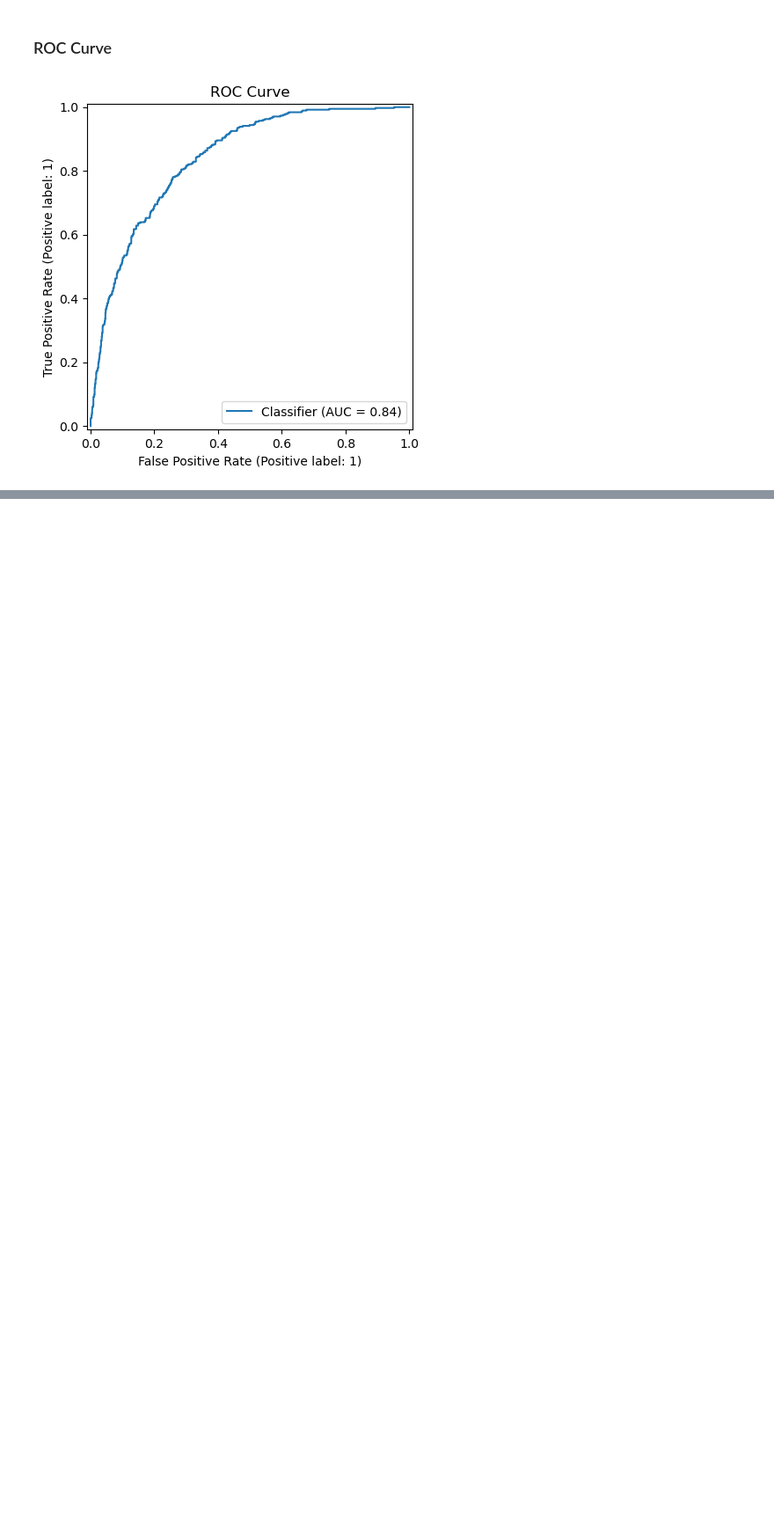
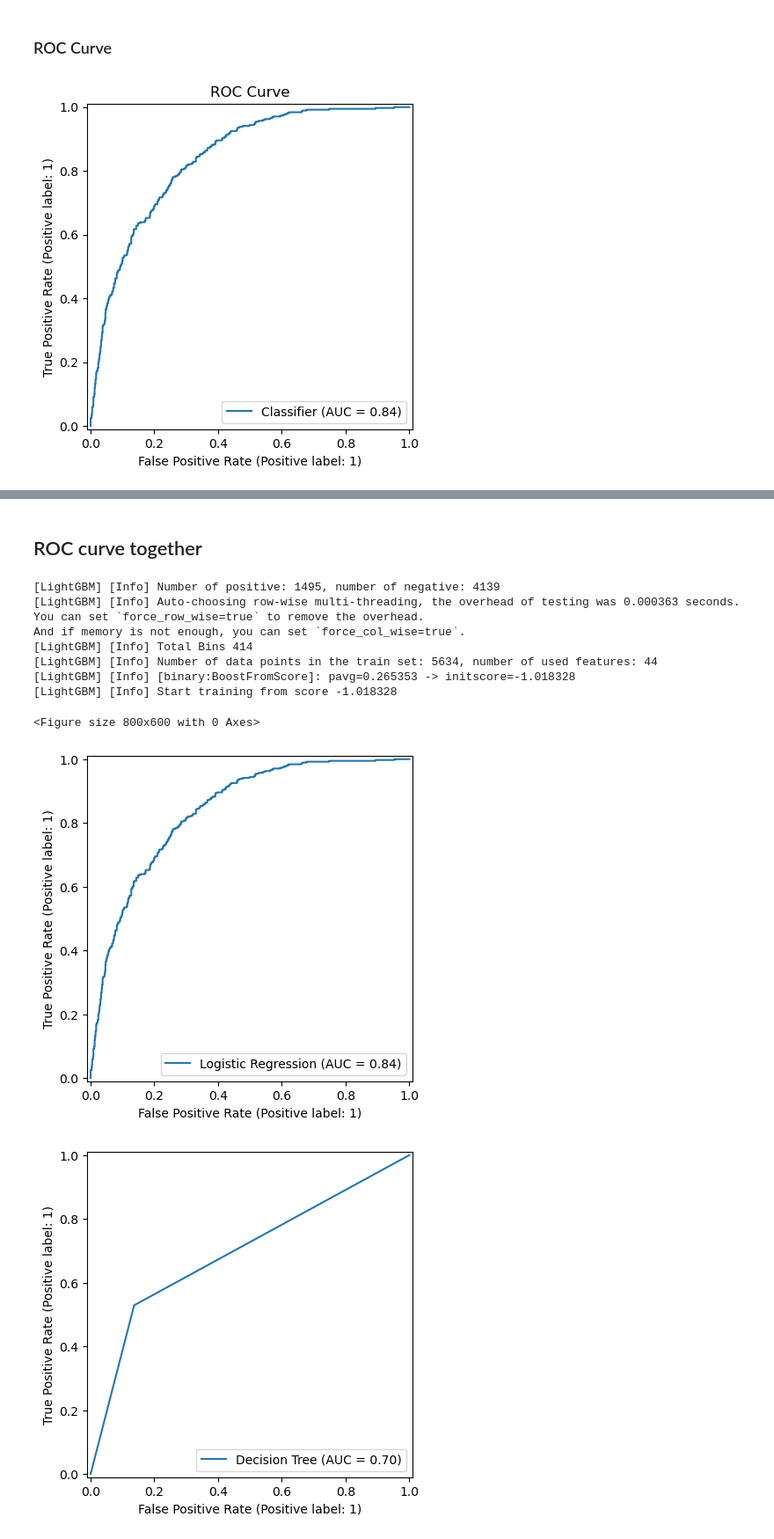
Before and after one commit to Mansivarshney10/Customer-churn-prediction, a Jupyter notebook: notebooks/03_Modeling.ipynb, the cells around one changed output, grey strips where cells are left out. Shown at 88% size. Saved outputs shown, nothing was run; the diff lists cells and outputs as text; code cells hidden in the pictures; blank space fills up the shorter version.

```diff
--- a/notebooks/03_Modeling.ipynb
+++ b/notebooks/03_Modeling.ipynb
@@ -239,0 +348,35 @@ plt.show()
+# %% [markdown]
+## ROC curve together
+# %%
+plt.figure(figsize=(8,6))
+
+for model_name, classifier in models.items():
+
+    pipeline = Pipeline([
+        ("preprocessor", preprocessor),
+        ("classifier", classifier)
+    ])
+
+    pipeline.fit(X_train, y_train)
+
+    RocCurveDisplay.from_estimator(
+        pipeline,
+        X_test,
+        y_test,
+        name=model_name
+    )
+
+plt.title("ROC Curve Comparison")
+plt.show()
+# %% [output]
+[LightGBM] [Info] Number of positive: 1495, number of negative: 4139
+[LightGBM] [Info] Auto-choosing row-wise multi-threading, the overhead of testing was 0.000363 seconds.
+You can set `force_row_wise=true` to remove the overhead.
+And if memory is not enough, you can set `force_col_wise=true`.
+[LightGBM] [Info] Total Bins 414
+[LightGBM] [Info] Number of data points in the train set: 5634, number of used features: 44
+[LightGBM] [Info] [binary:BoostFromScore]: pavg=0.265353 -> initscore=-1.018328
+[LightGBM] [Info] Start training from score -1.018328
+<Figure size 800x600 with 0 Axes>
+[figure, added]
+[figure, added]
```
Also changed, not shown: parts of 15 cells of this notebook, 7 other files.
